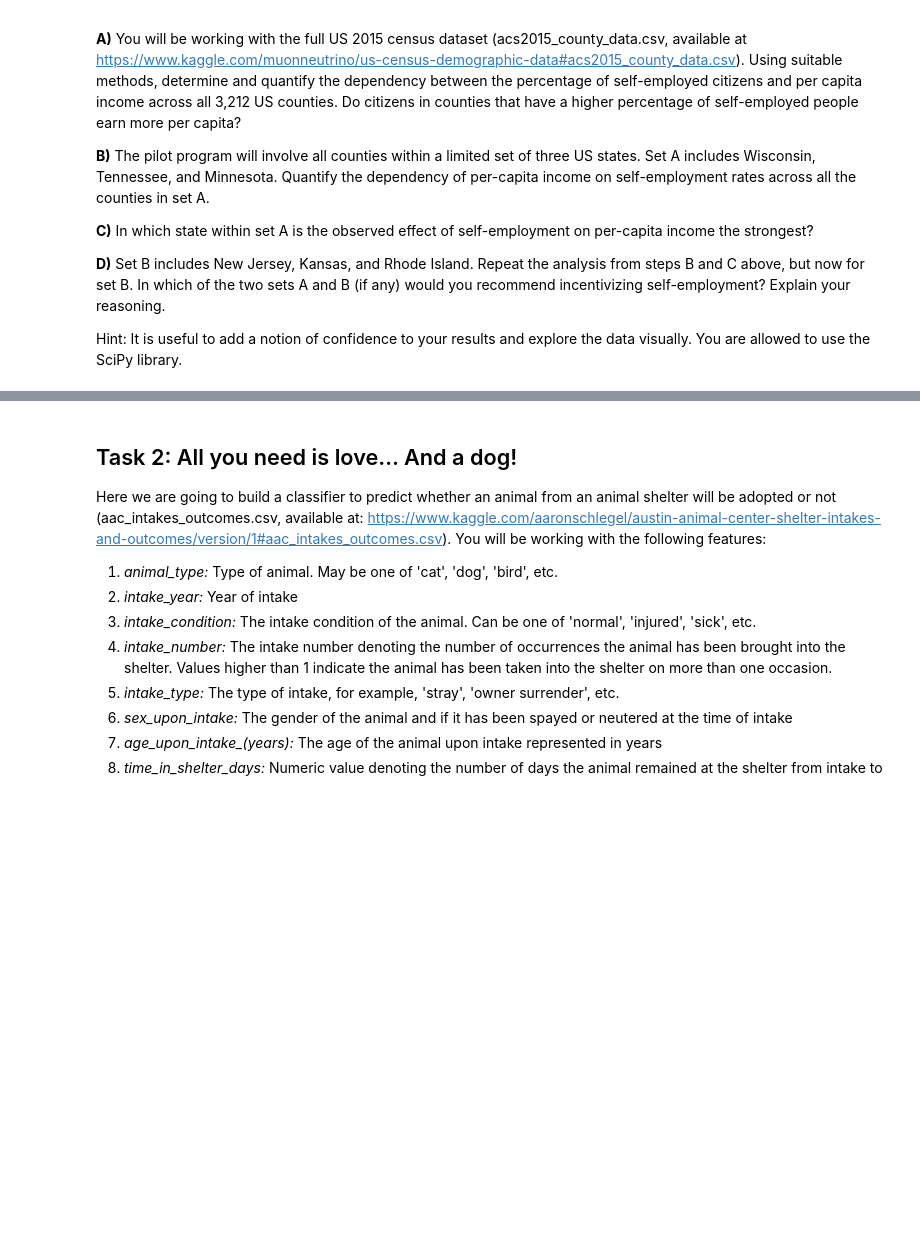
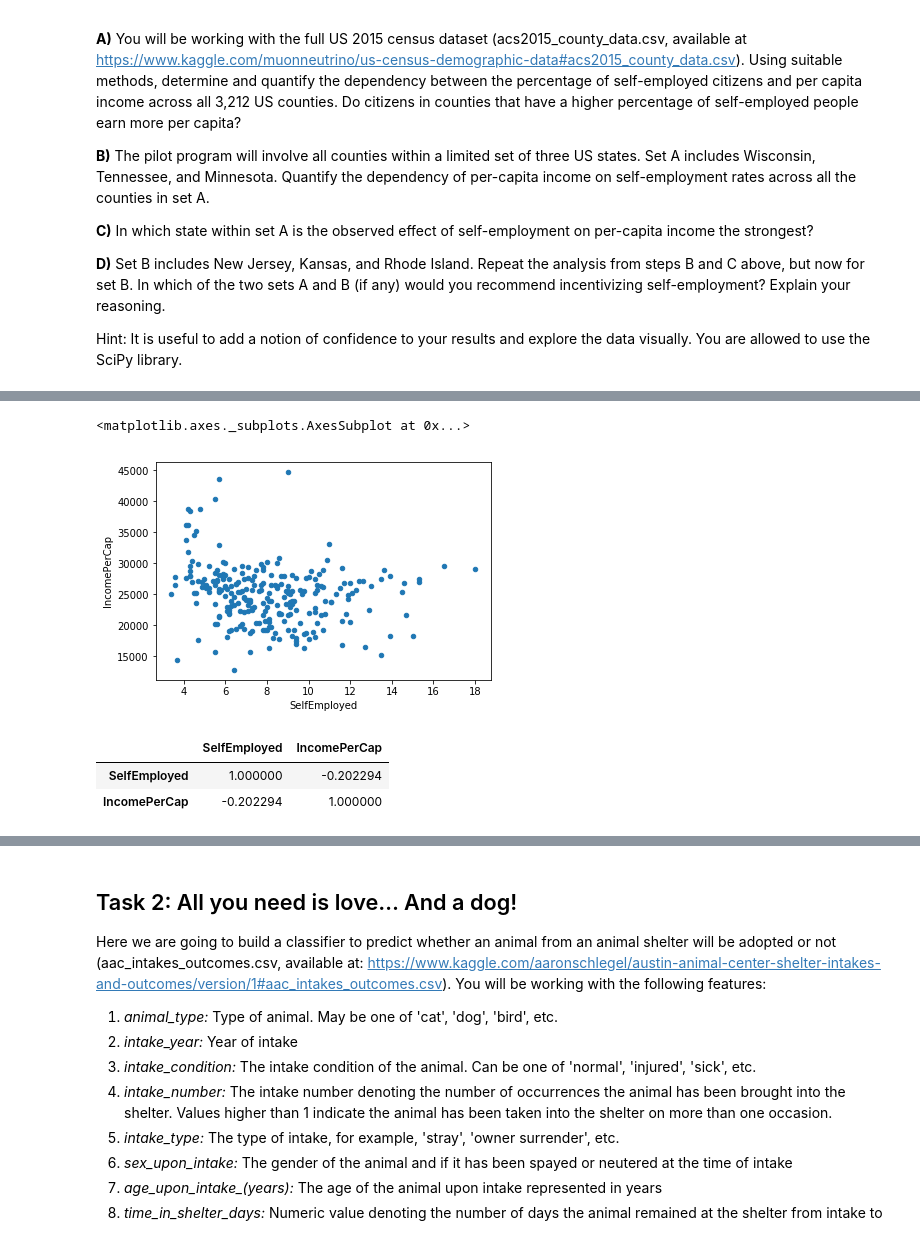
Before and after one commit to vbruttin/ada_homeworks, a Jupyter notebook: Homework4.ipynb, the cells around one changed output, grey strips where cells are left out. Drawn from its saved outputs; the diff is of its cells as text; code cells hidden in the pictures; blank space fills up the shorter version.

```diff
--- a/Homework4.ipynb
+++ b/Homework4.ipynb
@@ -45,0 +69,13 @@ Hint: It is useful to add a notion of confidence to your results and explore the
+# %%
+set_A = us_2015[(us_2015.State == 'Wisconsin') |  (us_2015.State == 'Tennessee') | (us_2015.State == 'Minnesota')]
+# %%
+set_A.plot.scatter(x = 'SelfEmployed', y = 'IncomePerCap')
+# %% [output]
+<matplotlib.axes._subplots.AxesSubplot at 0x...>
+[figure, added]
+# %%
+set_A[['SelfEmployed', 'IncomePerCap']].corr(method ='pearson')
+# %% [output]
+|  | SelfEmployed | IncomePerCap |
+| SelfEmployed | 1.000000 | -0.202294 |
+| IncomePerCap | -0.202294 | 1.000000 |
```
Also changed, not shown: parts of 15 cells of this notebook.
